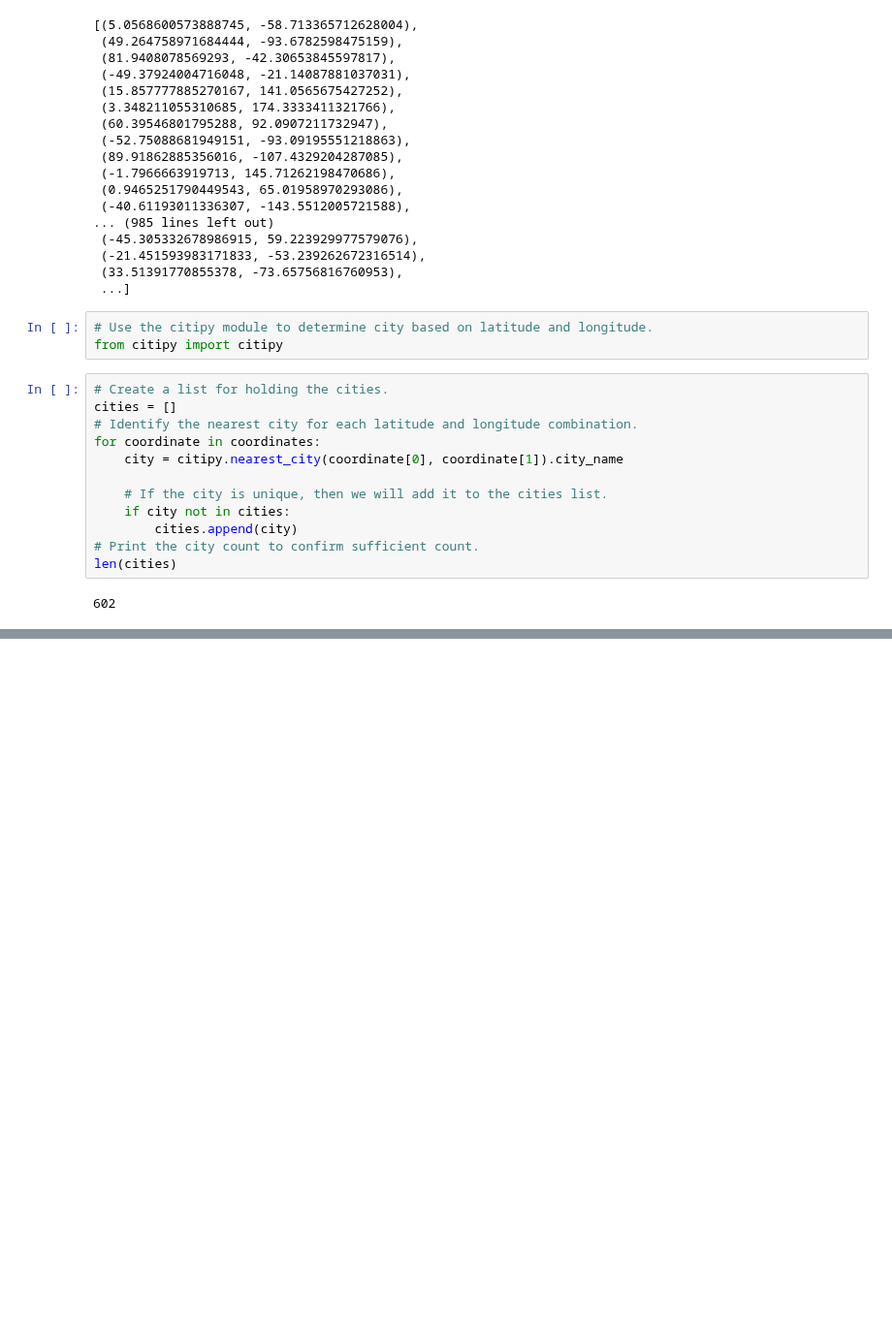
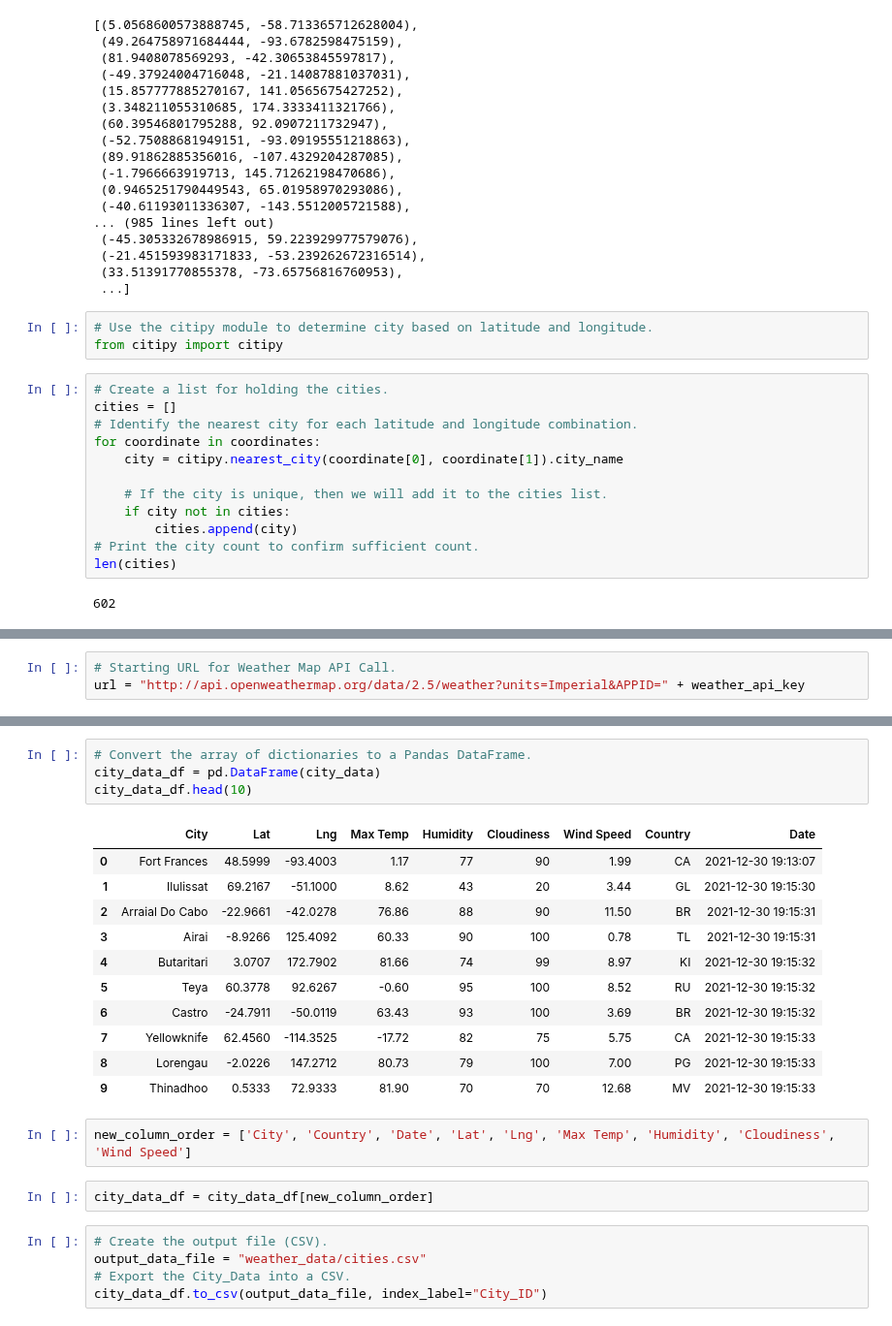
Before and after one commit to togneva/World-Weather-Analysis, a Jupyter notebook: WeatherPy.ipynb, the cells around one changed output, grey strips where cells are left out. Shown at 97% size. Cells and saved outputs as stored; diff of their text form; blank space fills up the shorter version.

Commit message:
Add weather data retrieved from API to WeatherPy file

```diff
--- a/WeatherPy.ipynb
+++ b/WeatherPy.ipynb
@@ -53,0 +64,3 @@ len(cities)
+# %%
+# Starting URL for Weather Map API Call.
+url = "http://api.openweathermap.org/data/2.5/weather?units=Imperial&APPID=" + weather_api_key
@@ -53,0 +147,25 @@ len(cities)
+# %%
+# Convert the array of dictionaries to a Pandas DataFrame.
+city_data_df = pd.DataFrame(city_data)
+city_data_df.head(10)
+# %% [output]
+|  | City | Lat | Lng | Max Temp | Humidity | Cloudiness | Wind Speed | Country | Date |
+| 0 | Fort Frances | 48.5999 | -93.4003 | 1.17 | 77 | 90 | 1.99 | CA | 2021-12-30 19:13:07 |
+| 1 | Ilulissat | 69.2167 | -51.1000 | 8.62 | 43 | 20 | 3.44 | GL | 2021-12-30 19:15:30 |
+| 2 | Arraial Do Cabo | -22.9661 | -42.0278 | 76.86 | 88 | 90 | 11.50 | BR | 2021-12-30 19:15:31 |
+| 3 | Airai | -8.9266 | 125.4092 | 60.33 | 90 | 100 | 0.78 | TL | 2021-12-30 19:15:31 |
+| 4 | Butaritari | 3.0707 | 172.7902 | 81.66 | 74 | 99 | 8.97 | KI | 2021-12-30 19:15:32 |
+| 5 | Teya | 60.3778 | 92.6267 | -0.60 | 95 | 100 | 8.52 | RU | 2021-12-30 19:15:32 |
+| 6 | Castro | -24.7911 | -50.0119 | 63.43 | 93 | 100 | 3.69 | BR | 2021-12-30 19:15:32 |
+| 7 | Yellowknife | 62.4560 | -114.3525 | -17.72 | 82 | 75 | 5.75 | CA | 2021-12-30 19:15:33 |
+| 8 | Lorengau | -2.0226 | 147.2712 | 80.73 | 79 | 100 | 7.00 | PG | 2021-12-30 19:15:33 |
+| 9 | Thinadhoo | 0.5333 | 72.9333 | 81.90 | 70 | 70 | 12.68 | MV | 2021-12-30 19:15:33 |
+# %%
+new_column_order = ['City', 'Country', 'Date', 'Lat', 'Lng', 'Max Temp', 'Humidity', 'Cloudiness', 'Wind Speed']
+# %%
+city_data_df = city_data_df[new_column_order]
+# %%
+# Create the output file (CSV).
+output_data_file = "weather_data/cities.csv"
+# Export the City_Data into a CSV.
+city_data_df.to_csv(output_data_file, index_label="City_ID")
```
Also changed, not shown: parts of 3 cells of this notebook, 3 other files.
